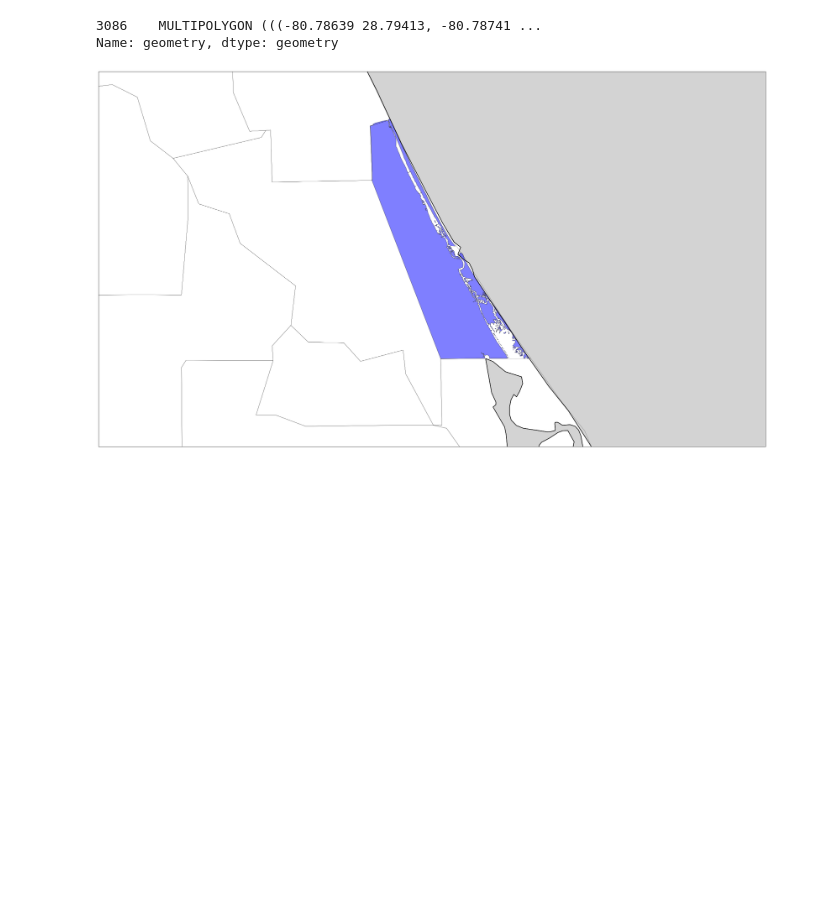
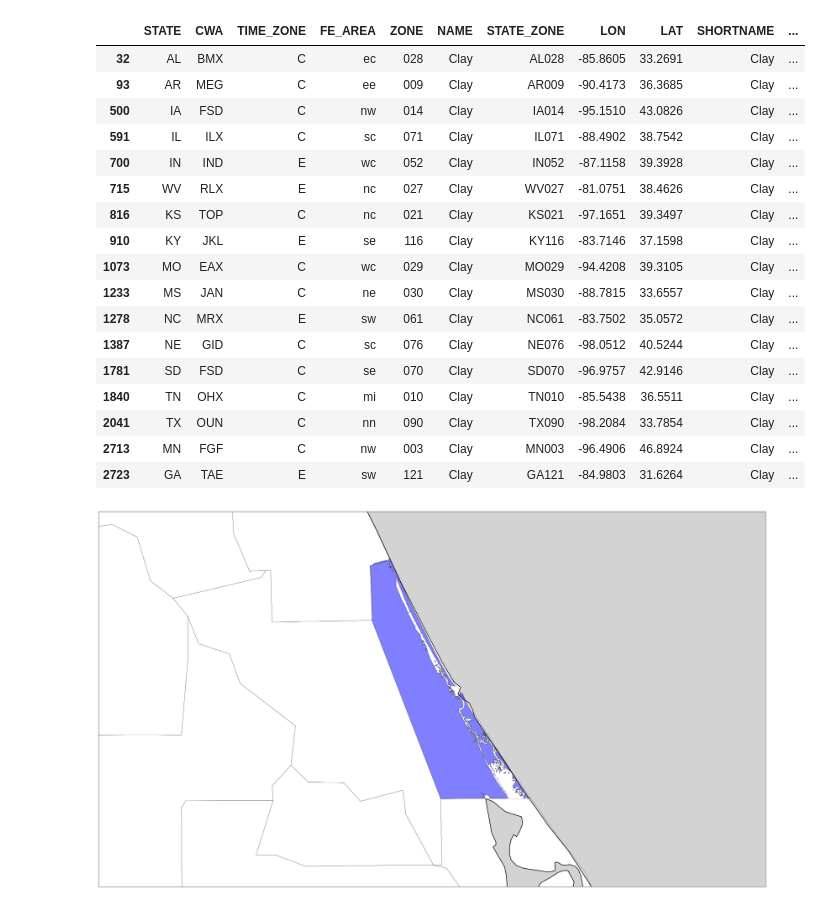
Before and after one commit to frontogenesis/social_weather, a Jupyter notebook: ugc.ipynb, the cells around one changed output. Saved outputs shown, nothing was run; the diff lists cells and outputs as text; code cells hidden in the pictures; blank space fills up the shorter version.

```diff
--- a/ugc.ipynb
+++ b/ugc.ipynb
@@ -10,8 +10,25 @@ import itertools
 # %%
 # Read in Shapefile
 cat_gdf = geopandas.read_file('z_30mr21/z_30mr21.shp')
-cat_gdf[cat_gdf['STATE_ZONE'] == 'FL141']['geometry']
+cat_gdf[cat_gdf['STATE_ZONE'] == 'NM107']['geometry']
+cat_gdf[cat_gdf['NAME'] == 'Clay']
 # %% [output]
-3086    MULTIPOLYGON (((-80.78639 28.79413, -80.78741 ...
-Name: geometry, dtype: geometry
+|  | STATE | CWA | TIME_ZONE | FE_AREA | ZONE | NAME | STATE_ZONE | LON | LAT | SHORTNAME | ... |
+| 32 | AL | BMX | C | ec | 028 | Clay | AL028 | -85.8605 | 33.2691 | Clay | ... |
+| 93 | AR | MEG | C | ee | 009 | Clay | AR009 | -90.4173 | 36.3685 | Clay | ... |
+| 500 | IA | FSD | C | nw | 014 | Clay | IA014 | -95.1510 | 43.0826 | Clay | ... |
+| 591 | IL | ILX | C | sc | 071 | Clay | IL071 | -88.4902 | 38.7542 | Clay | ... |
+| 700 | IN | IND | E | wc | 052 | Clay | IN052 | -87.1158 | 39.3928 | Clay | ... |
+| 715 | WV | RLX | E | nc | 027 | Clay | WV027 | -81.0751 | 38.4626 | Clay | ... |
+| 816 | KS | TOP | C | nc | 021 | Clay | KS021 | -97.1651 | 39.3497 | Clay | ... |
+| 910 | KY | JKL | E | se | 116 | Clay | KY116 | -83.7146 | 37.1598 | Clay | ... |
+| 1073 | MO | EAX | C | wc | 029 | Clay | MO029 | -94.4208 | 39.3105 | Clay | ... |
+| 1233 | MS | JAN | C | ne | 030 | Clay | MS030 | -88.7815 | 33.6557 | Clay | ... |
+| 1278 | NC | MRX | E | sw | 061 | Clay | NC061 | -83.7502 | 35.0572 | Clay | ... |
+| 1387 | NE | GID | C | sc | 076 | Clay | NE076 | -98.0512 | 40.5244 | Clay | ... |
+| 1781 | SD | FSD | C | se | 070 | Clay | SD070 | -96.9757 | 42.9146 | Clay | ... |
+| 1840 | TN | OHX | C | mi | 010 | Clay | TN010 | -85.5438 | 36.5511 | Clay | ... |
+| 2041 | TX | OUN | C | nn | 090 | Clay | TX090 | -98.2084 | 33.7854 | Clay | ... |
+| 2713 | MN | FGF | C | nw | 003 | Clay | MN003 | -96.4906 | 46.8924 | Clay | ... |
+| 2723 | GA | TAE | E | sw | 121 | Clay | GA121 | -84.9803 | 31.6264 | Clay | ... |
 # %%
```
Also changed, not shown: parts of 1 cell of this notebook, 4 other files.
